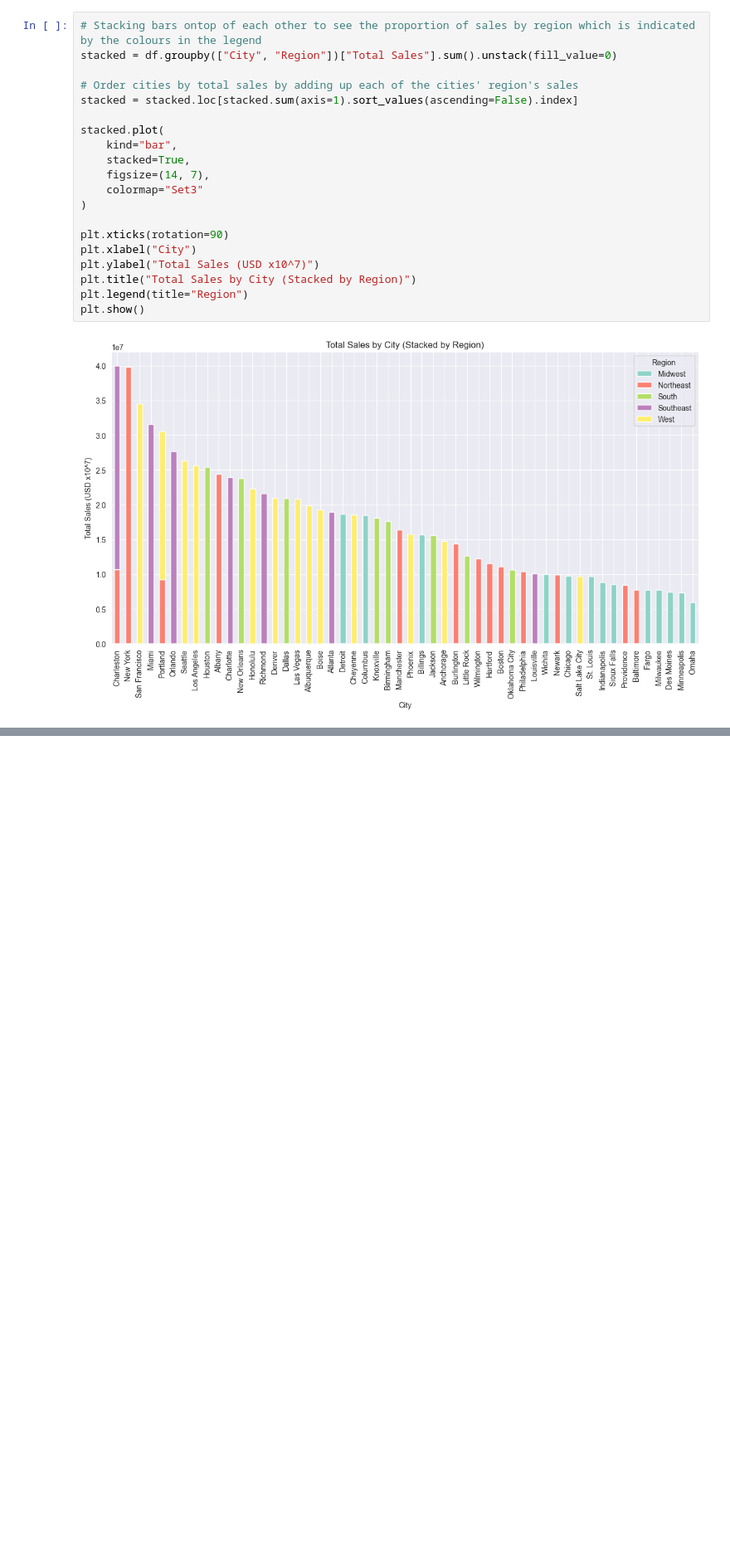
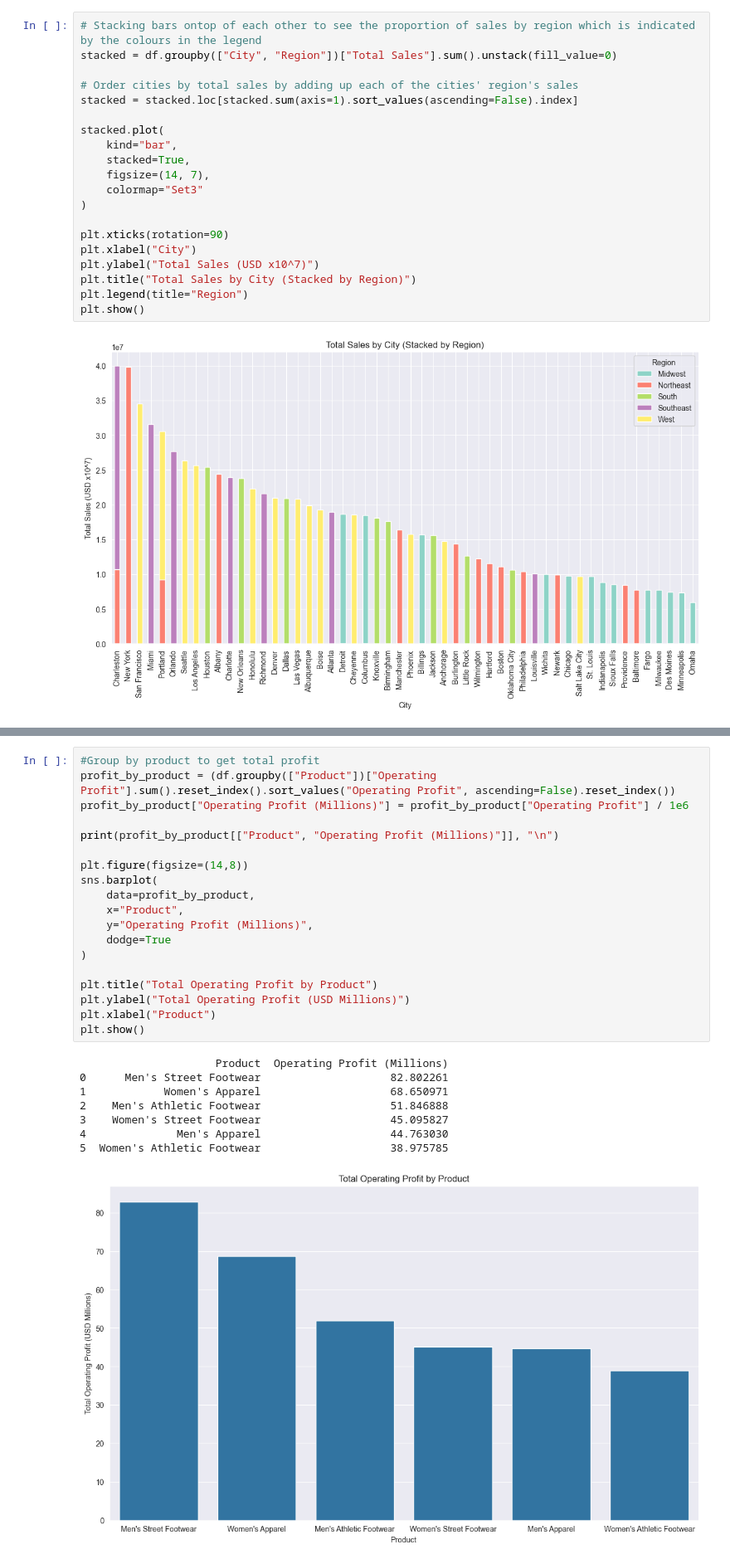
Before and after one commit to zsofiasimon/Adidas_Sales_Analysis_Project, a Jupyter notebook: Adidas_Analysis.ipynb, the cells around one changed output, grey strips where cells are left out. Shown at 83% size. Cells and saved outputs as stored; diff of their text form; blank space fills up the shorter version.

```diff
--- a/Adidas_Analysis.ipynb
+++ b/Adidas_Analysis.ipynb
@@ -216,0 +253,28 @@ Name: count, dtype: int64
+# %%
+#Group by product to get total profit
+profit_by_product = (df.groupby(["Product"])["Operating Profit"].sum().reset_index().sort_values("Operating Profit", ascending=False).reset_index())
+profit_by_product["Operating Profit (Millions)"] = profit_by_product["Operating Profit"] / 1e6
+
+print(profit_by_product[["Product", "Operating Profit (Millions)"]], "\n")
+
+plt.figure(figsize=(14,8))
+sns.barplot(
+    data=profit_by_product,
+    x="Product",
+    y="Operating Profit (Millions)",
+    dodge=True
+)
+
+plt.title("Total Operating Profit by Product")
+plt.ylabel("Total Operating Profit (USD Millions)")
+plt.xlabel("Product")
+plt.show()
+# %% [output]
+                     Product  Operating Profit (Millions)
+0      Men's Street Footwear                    82.802261
+1            Women's Apparel                    68.650971
+2    Men's Athletic Footwear                    51.846888
+3    Women's Street Footwear                    45.095827
+4              Men's Apparel                    44.763030
+5  Women's Athletic Footwear                    38.975785
+[figure, added]
```
Also changed, not shown: parts of 16 cells of this notebook.
